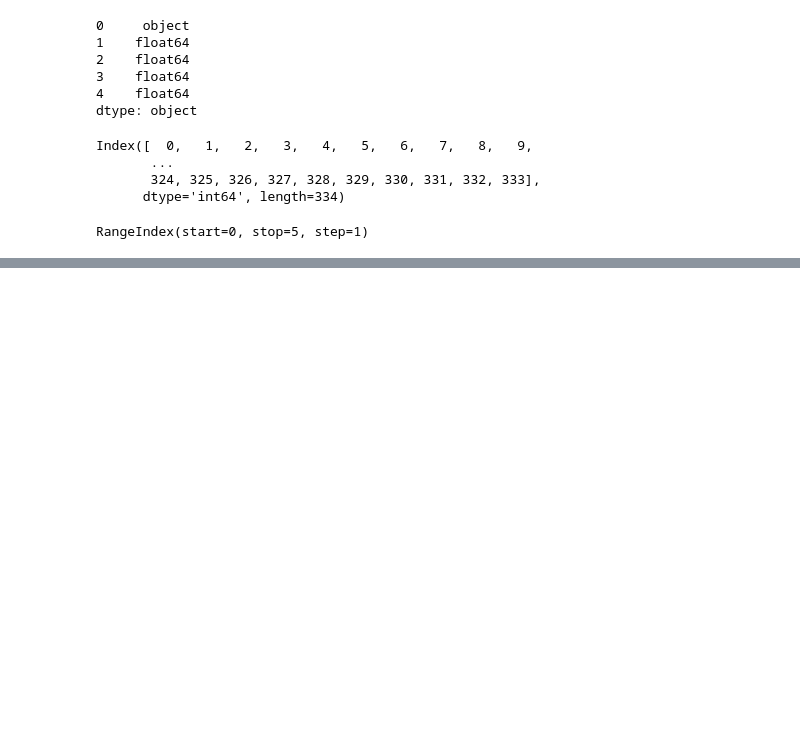
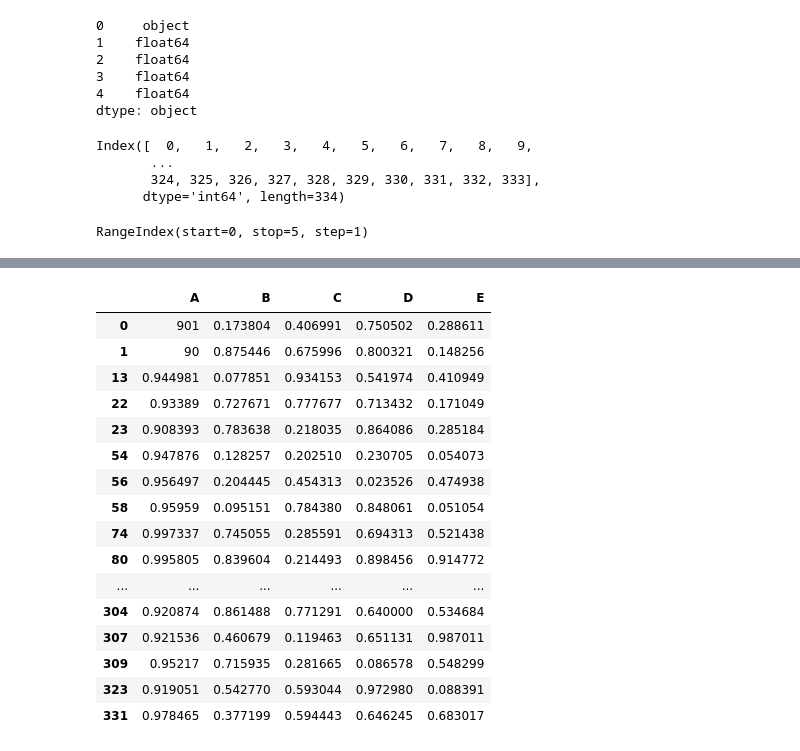
Before and after one commit to 9bishal/Learning-Pandas, a Jupyter notebook: Untitled.ipynb, the cells around one changed output, grey strips where cells are left out. Drawn from its saved outputs; the diff is of its cells as text; code cells hidden in the pictures; blank space fills up the shorter version.

```diff
--- a/Untitled.ipynb
+++ b/Untitled.ipynb
@@ -633,0 +634,20 @@ newdf.loc[[7],:] #to access all the columns of 7
+# %%
+newdf.loc[(newdf['A']>0.9)]
+# %% [output]
+|  | A | B | C | D | E |
+| 0 | 901 | 0.173804 | 0.406991 | 0.750502 | 0.288611 |
+| 1 | 90 | 0.875446 | 0.675996 | 0.800321 | 0.148256 |
+| 13 | 0.944981 | 0.077851 | 0.934153 | 0.541974 | 0.410949 |
+| 22 | 0.93389 | 0.727671 | 0.777677 | 0.713432 | 0.171049 |
+| 23 | 0.908393 | 0.783638 | 0.218035 | 0.864086 | 0.285184 |
+| 54 | 0.947876 | 0.128257 | 0.202510 | 0.230705 | 0.054073 |
+| 56 | 0.956497 | 0.204445 | 0.454313 | 0.023526 | 0.474938 |
+| 58 | 0.95959 | 0.095151 | 0.784380 | 0.848061 | 0.051054 |
+| 74 | 0.997337 | 0.745055 | 0.285591 | 0.694313 | 0.521438 |
+| 80 | 0.995805 | 0.839604 | 0.214493 | 0.898456 | 0.914772 |
+| ... | ... | ... | ... | ... | ... |
+| 304 | 0.920874 | 0.861488 | 0.771291 | 0.640000 | 0.534684 |
+| 307 | 0.921536 | 0.460679 | 0.119463 | 0.651131 | 0.987011 |
+| 309 | 0.95217 | 0.715935 | 0.281665 | 0.086578 | 0.548299 |
+| 323 | 0.919051 | 0.542770 | 0.593044 | 0.972980 | 0.088391 |
+| 331 | 0.978465 | 0.377199 | 0.594443 | 0.646245 | 0.683017 |
```
Also changed, not shown: parts of 57 cells of this notebook, 3 other files.
